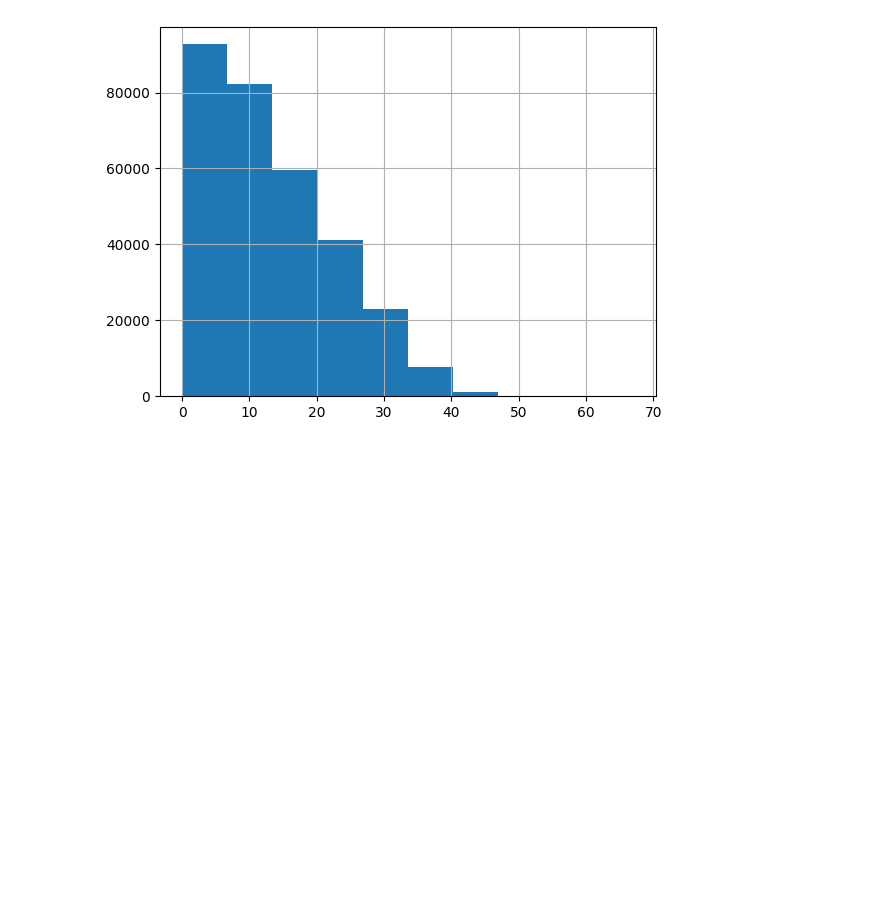
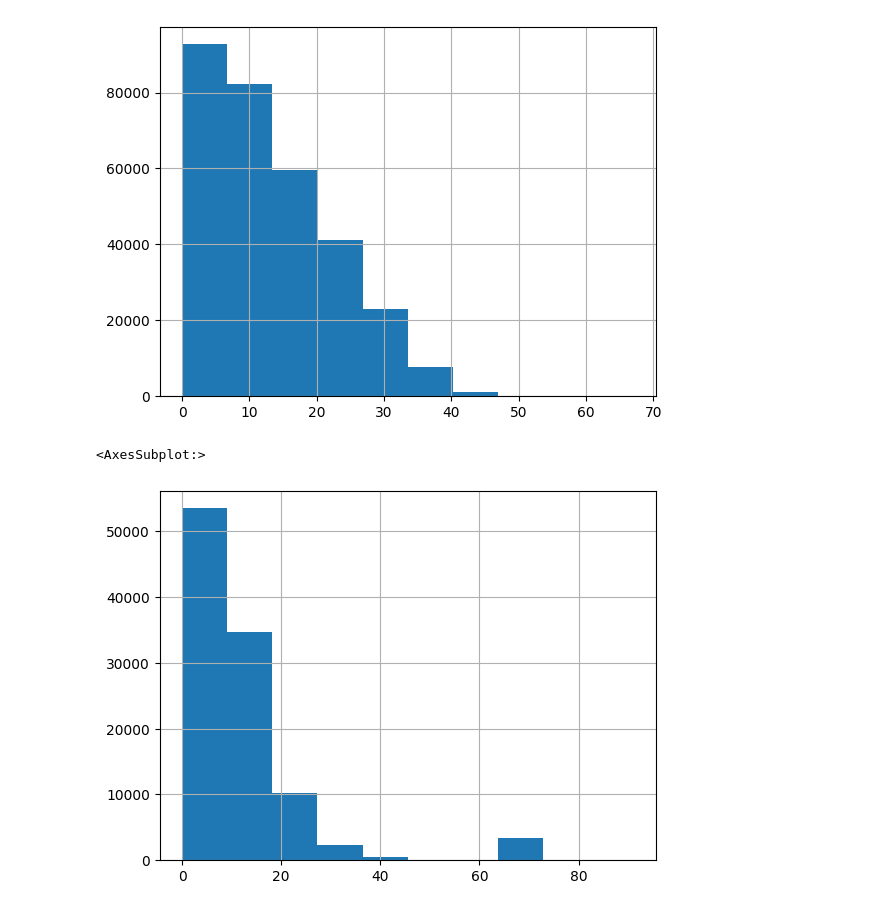
Before and after one commit to azoz01/default_prediction, a Jupyter notebook: eda/eda.ipynb, the cells around one changed output. Cells and saved outputs as stored; diff of their text form; code cells hidden in the pictures; blank space fills up the shorter version.

```diff
--- a/eda/eda.ipynb
+++ b/eda/eda.ipynb
@@ -276,3 +274,8 @@ min           0.000000
 max          67.000000
 Name: DAYS_REGISTRATION, dtype: float64
 [figure]
+# %%
+application["OWN_CAR_AGE"].hist()
+# %% [output]
+<AxesSubplot:>
+[figure, added]
```
Also changed, not shown: parts of 1 cell of this notebook, 2 other files.
